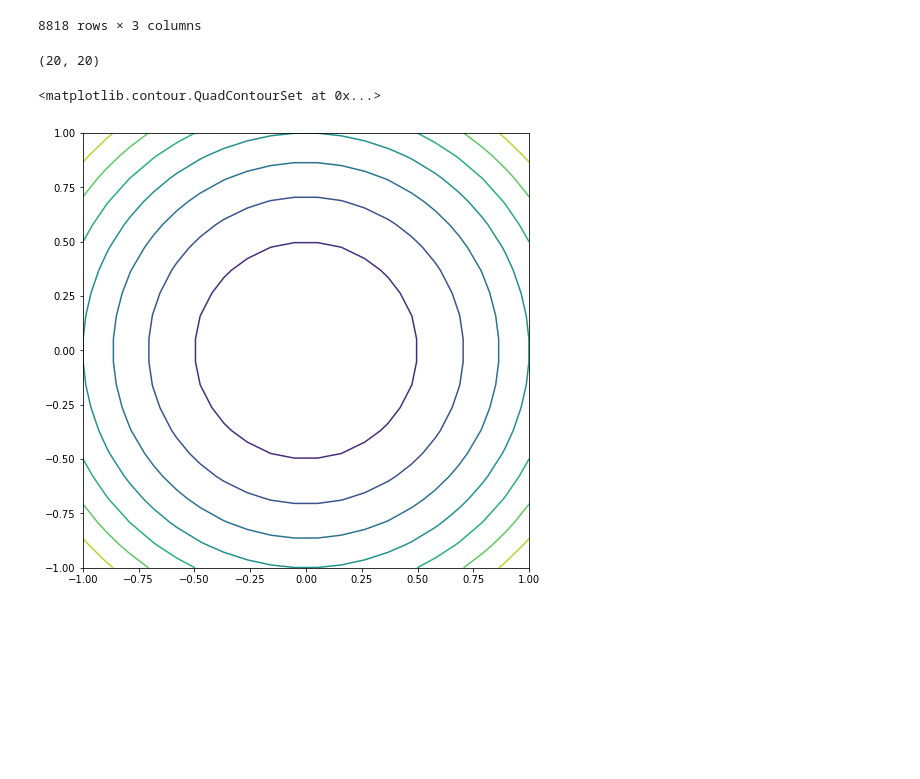
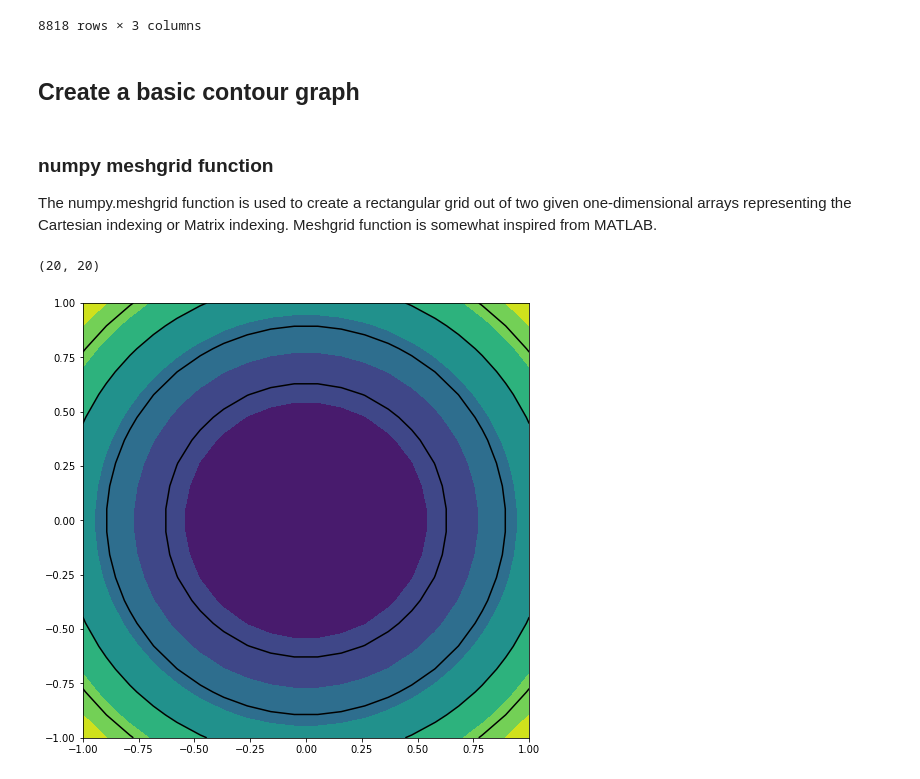
Before and after one commit to r3card0/Subsurface_Mapping, a Jupyter notebook: Subsurface_Mapping.ipynb, the cells around one changed output. Cells and saved outputs as stored; diff of their text form; code cells hidden in the pictures; blank space fills up the shorter version.

Commit message:
Basics to plot contour map, 2D and 3D

```diff
--- a/Subsurface_Mapping.ipynb
+++ b/Subsurface_Mapping.ipynb
@@ -98,4 +98,6 @@ bedrock
 | 8845 | 675421.90 | 6205269.88 | 550.0 |
 | 8846 | 719087.29 | 6116247.55 | 570.0 |
 8818 rows × 3 columns
+# %% [markdown]
+## Create a basic contour graph
 # %%
@@ -103,4 +105,7 @@ bedrock
 numx, numy = (20,20)
 xx =np.linspace(-1,1,numx)
 yy = np.linspace(-1,1,numy)
+# %% [markdown]
+### numpy meshgrid function
+The numpy.meshgrid function is used to create a rectangular grid out of two given one-dimensional arrays representing the Cartesian indexing or Matrix indexing. Meshgrid function is somewhat inspired from MATLAB.
 # %%
@@ -112,7 +119,10 @@ xv.shape
 zv = xv ** 2 + yv ** 2
 # %%
+# create a figure
 fig1 = plt.figure(figsize=(8,8))
-plt.contour(xv,yv,zv)
+plt.contour(xv,yv,zv, levels=5, colors='black')
+# contour filled
+plt.contourf(xv,yv,zv, levels=6)
+plt.show()
 # %% [output]
-<matplotlib.contour.QuadContourSet at 0x...>
-[figure, old version]
+[figure, new version]
```
Also changed, not shown: parts of 16 cells of this notebook.
